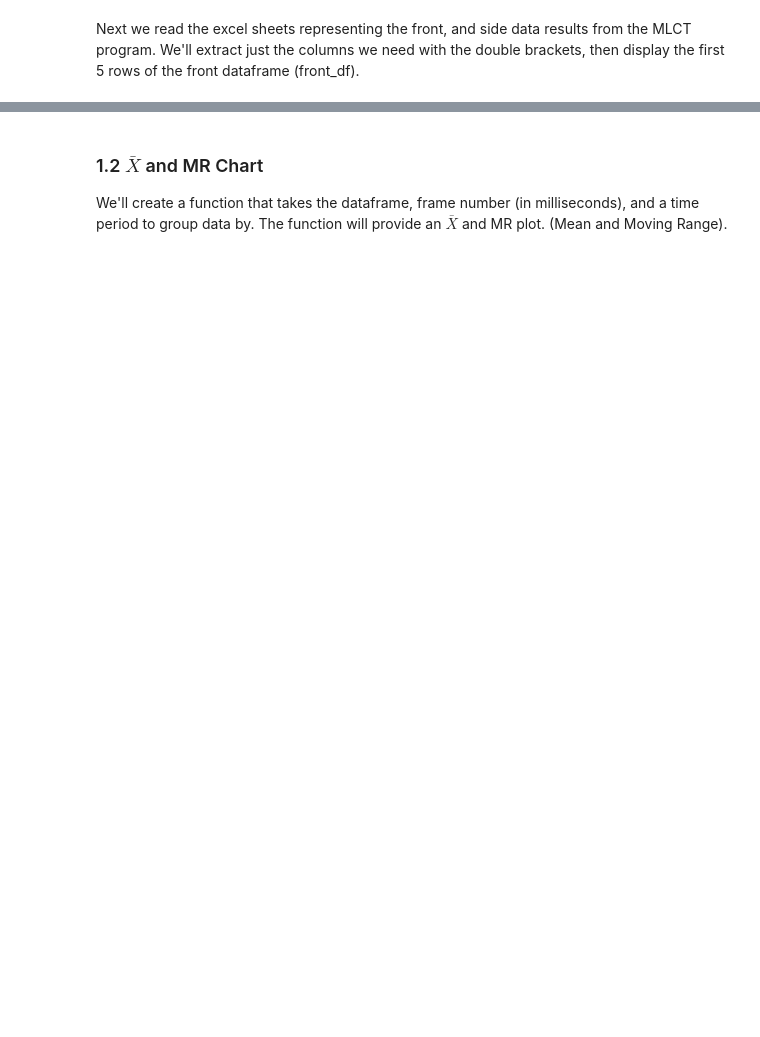
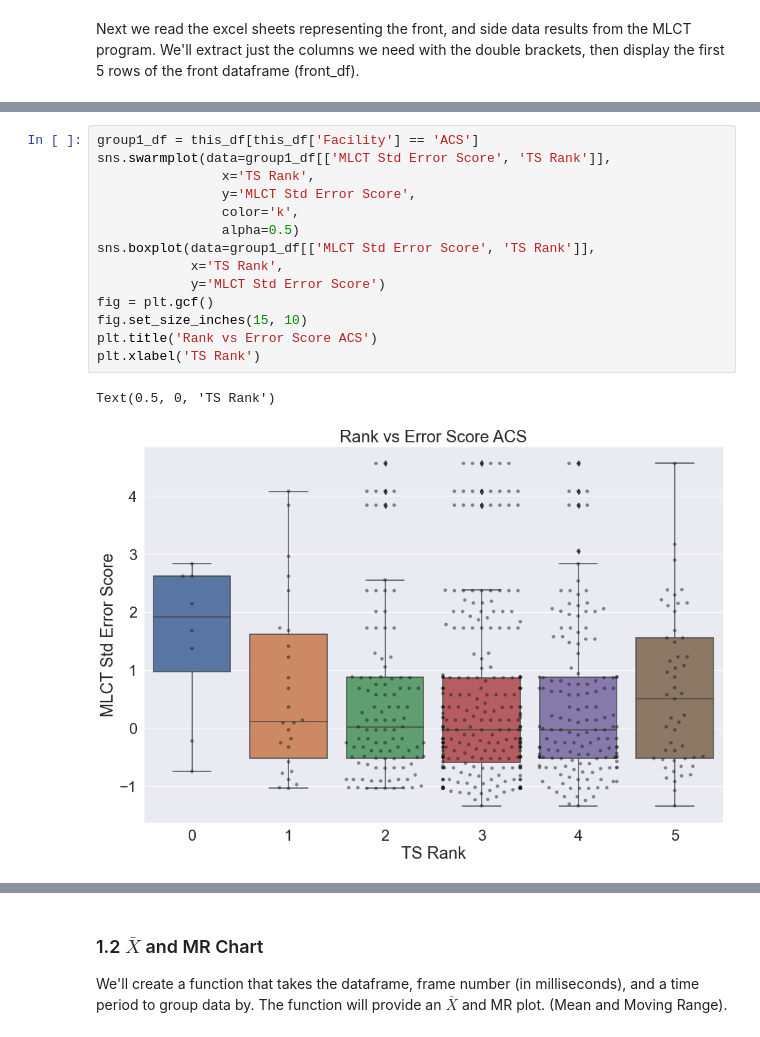
Before and after one commit to zacharynp/mlct_analysis, a Jupyter notebook: notebook.ipynb, the cells around one changed output, grey strips where cells are left out. Drawn from its saved outputs; the diff is of its cells as text; blank space fills up the shorter version.

```diff
--- a/notebook.ipynb
+++ b/notebook.ipynb
@@ -99,0 +258,17 @@ front_acs_df.head()
+# %%
+group1_df = this_df[this_df['Facility'] == 'ACS']
+sns.swarmplot(data=group1_df[['MLCT Std Error Score', 'TS Rank']],
+                x='TS Rank',
+                y='MLCT Std Error Score',
+                color='k',
+                alpha=0.5)
+sns.boxplot(data=group1_df[['MLCT Std Error Score', 'TS Rank']],
+            x='TS Rank',
+            y='MLCT Std Error Score')
+fig = plt.gcf()
+fig.set_size_inches(15, 10)
+plt.title('Rank vs Error Score ACS')
+plt.xlabel('TS Rank')
+# %% [output]
+Text(0.5, 0, 'TS Rank')
+[figure, added]
```
Also changed, not shown: parts of 31 cells of this notebook, 13 other files.
